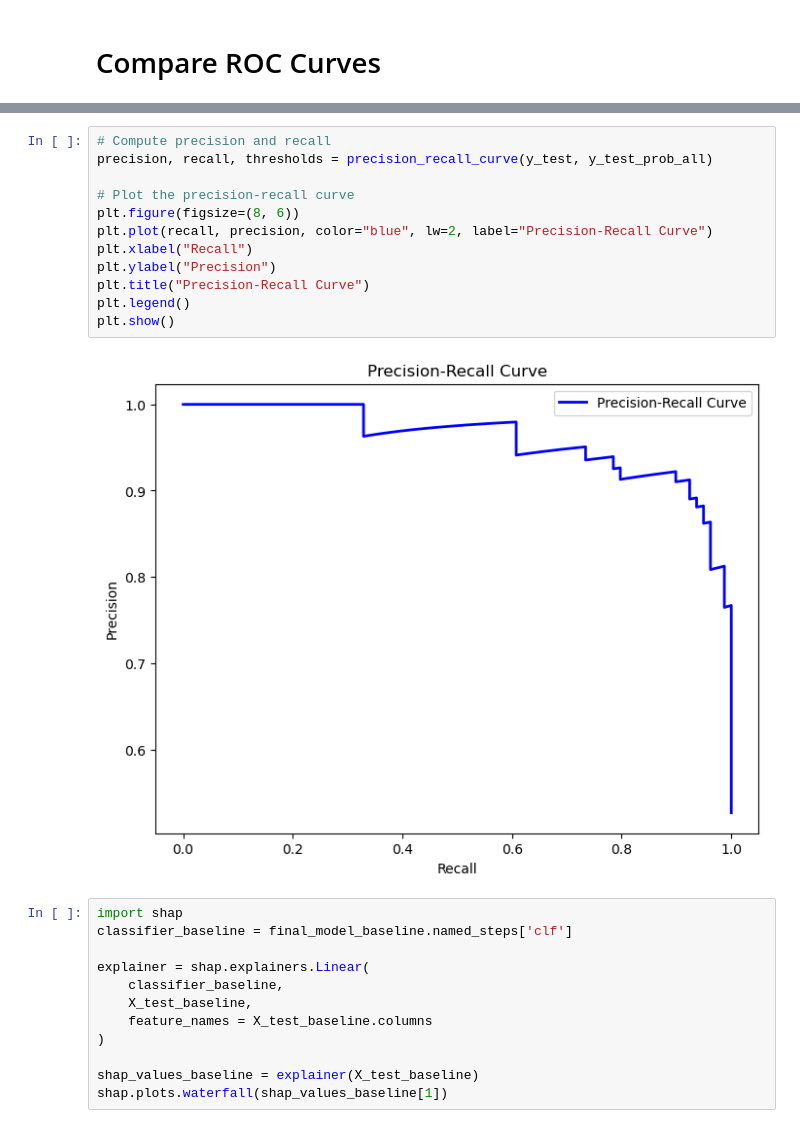
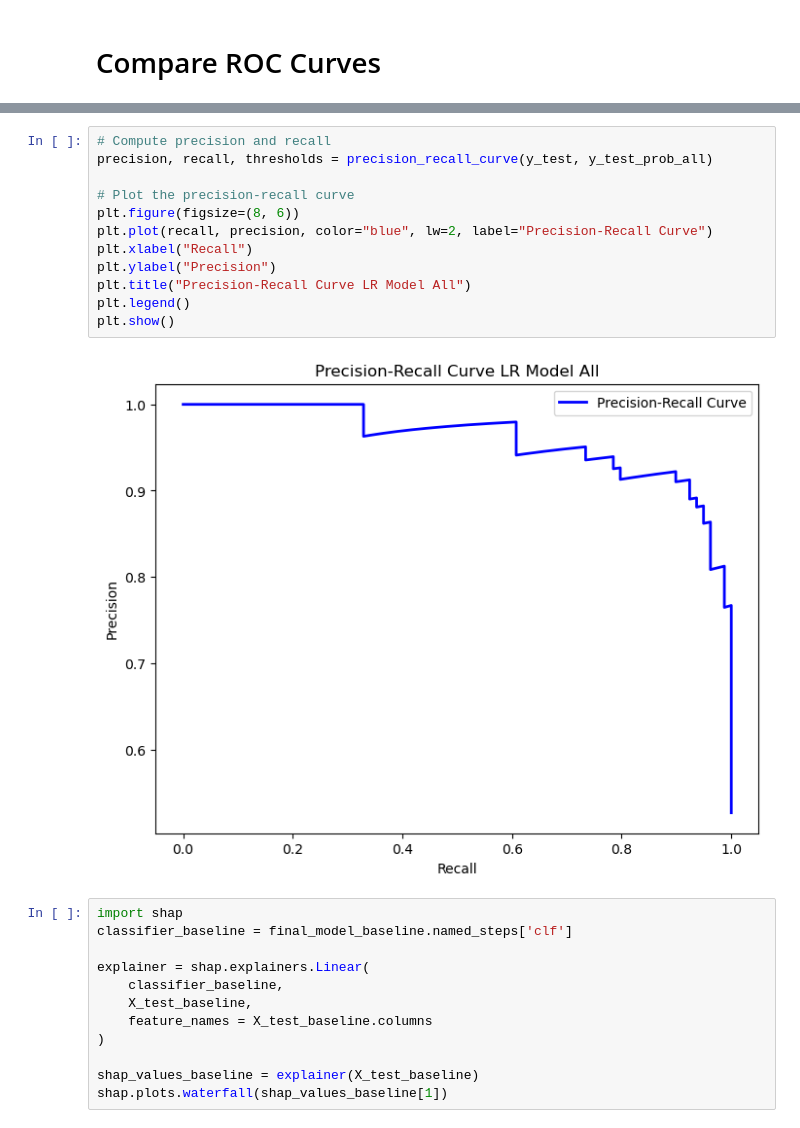
Before and after one commit to vivyuen/heart-failure-prediction, a Jupyter notebook: experiments/logistic_regression_experiments.ipynb, the cells around one changed output, grey strips where cells are left out. Saved outputs shown, nothing was run; the diff lists cells and outputs as text.

```diff
--- a/experiments/logistic_regression_experiments.ipynb
+++ b/experiments/logistic_regression_experiments.ipynb
@@ -300,17 +300,17 @@ plt.show()
 # %%
 # Compute precision and recall
 precision, recall, thresholds = precision_recall_curve(y_test, y_test_prob_all)
 
 # Plot the precision-recall curve
 plt.figure(figsize=(8, 6))
 plt.plot(recall, precision, color="blue", lw=2, label="Precision-Recall Curve")
 plt.xlabel("Recall")
 plt.ylabel("Precision")
-plt.title("Precision-Recall Curve")
+plt.title("Precision-Recall Curve LR Model All")
 plt.legend()
 plt.show()
 # %% [output]
-[figure, old version]
+[figure, new version]
 # %%
 import shap
 classifier_baseline = final_model_baseline.named_steps['clf']
```
Also changed, not shown: parts of 5 cells of this notebook.
